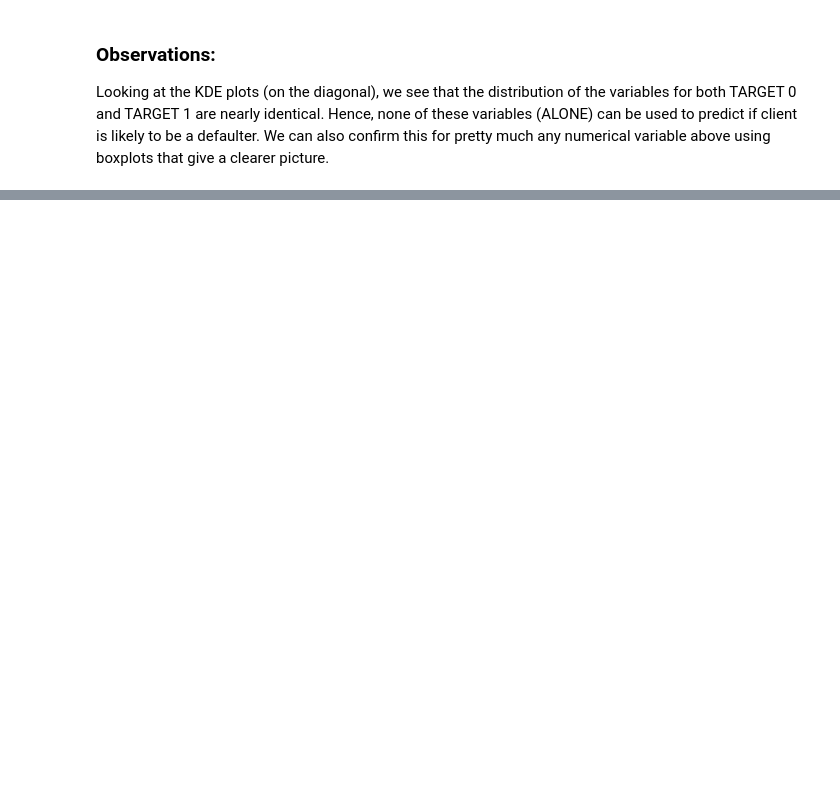
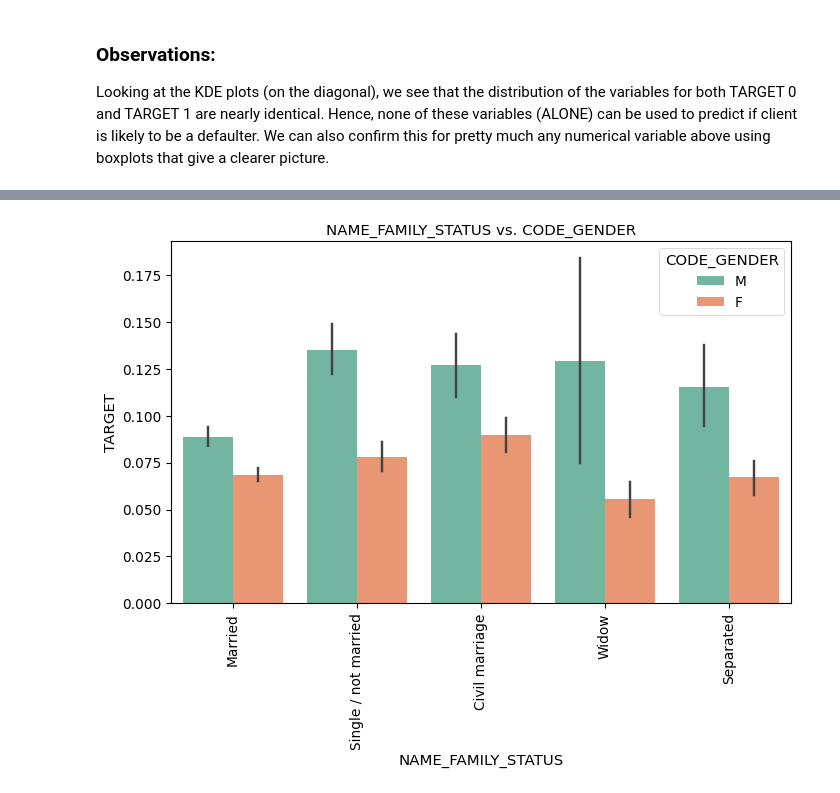
Before and after one commit to Monica05-aadi/LoanEDA, a Jupyter notebook: BANK Case STUDY.ipynb, the cells around one changed output, grey strips where cells are left out. Drawn from its saved outputs; the diff is of its cells as text; code cells hidden in the pictures; blank space fills up the shorter version.

Commit message:
BiVariate Analysis for Category Vars added

```diff
--- a/BANK Case STUDY.ipynb
+++ b/BANK Case STUDY.ipynb
@@ -87,6 +87,16 @@ def GetSample(columnsList):
     df1 = ad_T_1[columnsList].sample(n=2000, replace=False)
     df = pd.concat([df0, df1], axis=0)
     return df
+# %%
+def BiVariateCategoryPlot(df, v1, v2, xLabelAngle):
+    # First get a random sample from df.
+    dfs = ad[[v1, v2, 'TARGET']].sample(n=50000, replace=False)
+    plt.figure(figsize=(10,6), dpi=80)
+    sns.barplot(x=v1, y='TARGET',data=dfs, hue=v2, palette='Set2')
+    plt.title(f"{v1} vs. {v2}")
+    plt.xticks(rotation=xLabelAngle)
+    plt.tight_layout
+    plt.show()
 # %% [markdown]
 # READ THE DATA FILES
 # %%
@@ -1082,0 +1111,5 @@ MakeBarPlot_CategoryVars_vs_Target(df)
+# %%
+# Family Status vs Gender
+BiVariateCategoryPlot(ad, 'NAME_FAMILY_STATUS', 'CODE_GENDER', 90)
+# %% [output]
+[figure, added]
```
Also changed, not shown: parts of 36 cells of this notebook.
